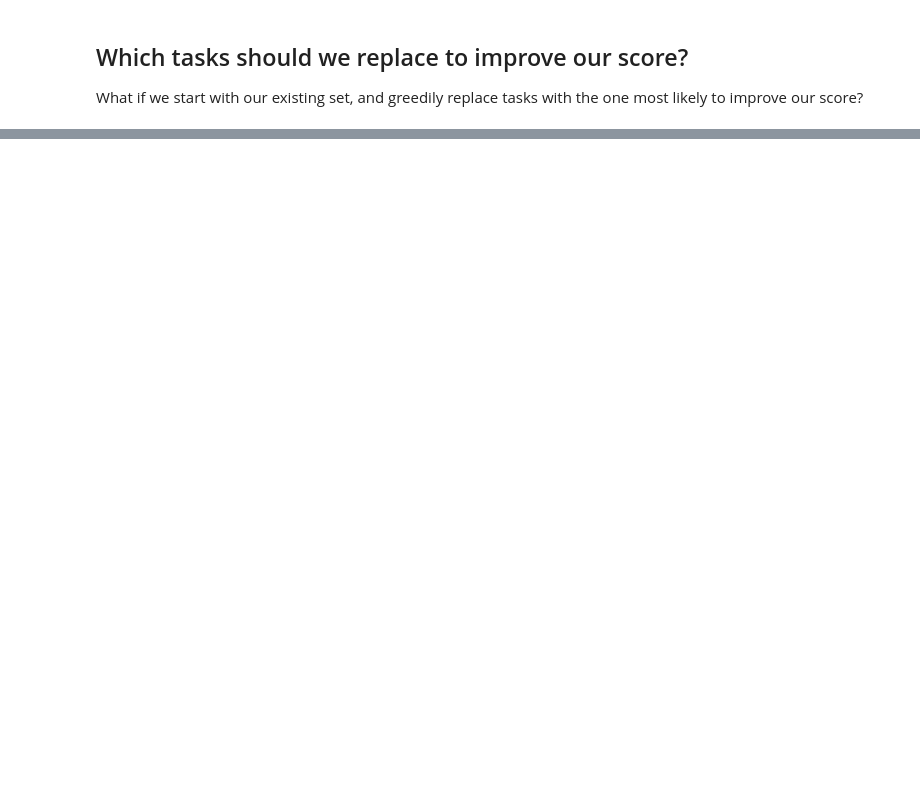
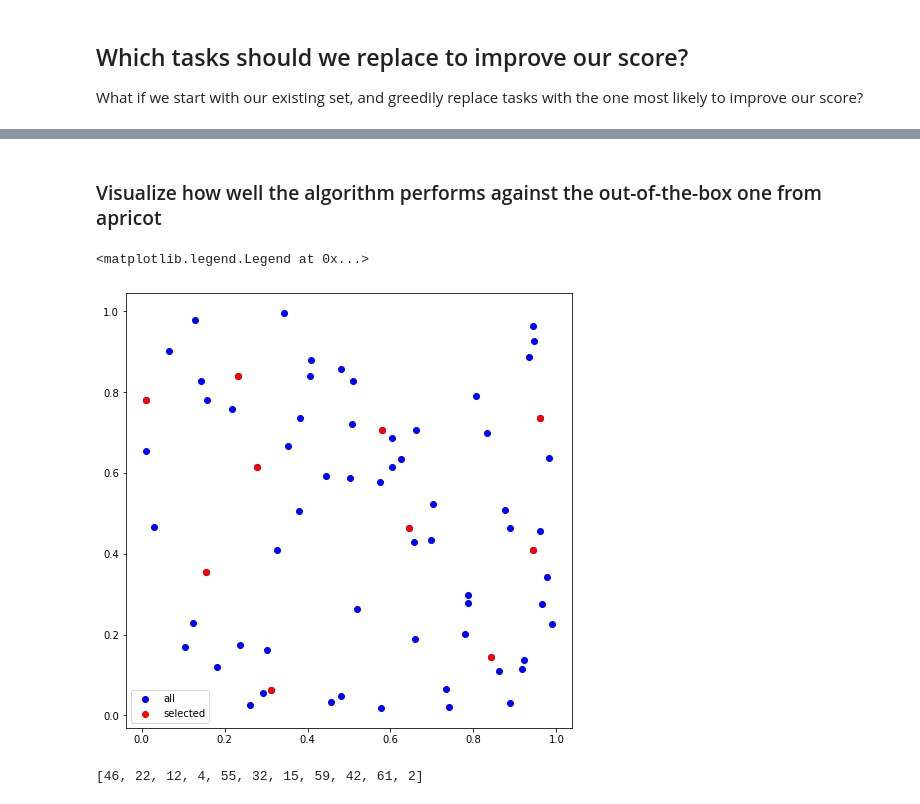
Before and after one commit to Watts-Lab/task-mapping, a Jupyter notebook: analysis/choose-10-tasks.ipynb, the cells around one changed output, grey strips where cells are left out. Saved outputs shown, nothing was run; the diff lists cells and outputs as text; code cells hidden in the pictures; blank space fills up the shorter version.

```diff
--- a/analysis/choose-10-tasks.ipynb
+++ b/analysis/choose-10-tasks.ipynb
@@ -188,0 +197,41 @@ plt.show()
+# %% [markdown]
+### Visualize how well the algorithm performs against the out-of-the-box one from apricot
+# %%
+X_random = np.random.uniform(0, 1, (70,2))
+
+# for documentation: https://apricot-select.readthedocs.io/en/latest/functions/facilityLocation.html
+selector = FacilityLocationSelection(10, metric='euclidean',
+                                     optimizer='naive',
+                                     n_jobs=10,
+                                     verbose=True,
+                                    ).fit(X_random)
+X_subset = selector.transform(X_random)
+
+
+fig = plt.figure(figsize = (8,8))
+ax = fig.add_subplot(1,1,1)
+
+ax.scatter(X_random[:, 0], X_random[:, 1], label='all', color='blue')
+ax.scatter(X_subset[:, 0], X_subset[:, 1], label='selected', color='red')
+ax.legend()
+# %% [output]
+<matplotlib.legend.Legend at 0x...>
+[figure, added]
+# %%
+X_random_df = pd.DataFrame(X_random)
+
+scores_dict_rand = {}
+for item in X_random_df.index:
+    selected = [item]
+    remaining = list(X_random_df.index.difference(selected))
+    choices,scores = greedy_maximin(X_random_df, remaining, selected, n=10)
+    scores_dict_rand[item] = scores[9]
+
+score_rand_max = pd.Series(scores_dict_rand).idxmax()
+
+selected = [score_rand_max]
+remaining = list(X_random_df.index.difference(selected))
+choices,scores = greedy_maximin(X_random_df, remaining, selected, n=10)
+choices
+# %% [output]
+[46, 22, 12, 4, 55, 32, 15, 59, 42, 61, 2]
```
Also changed, not shown: parts of 10 cells of this notebook, 9 other files.
